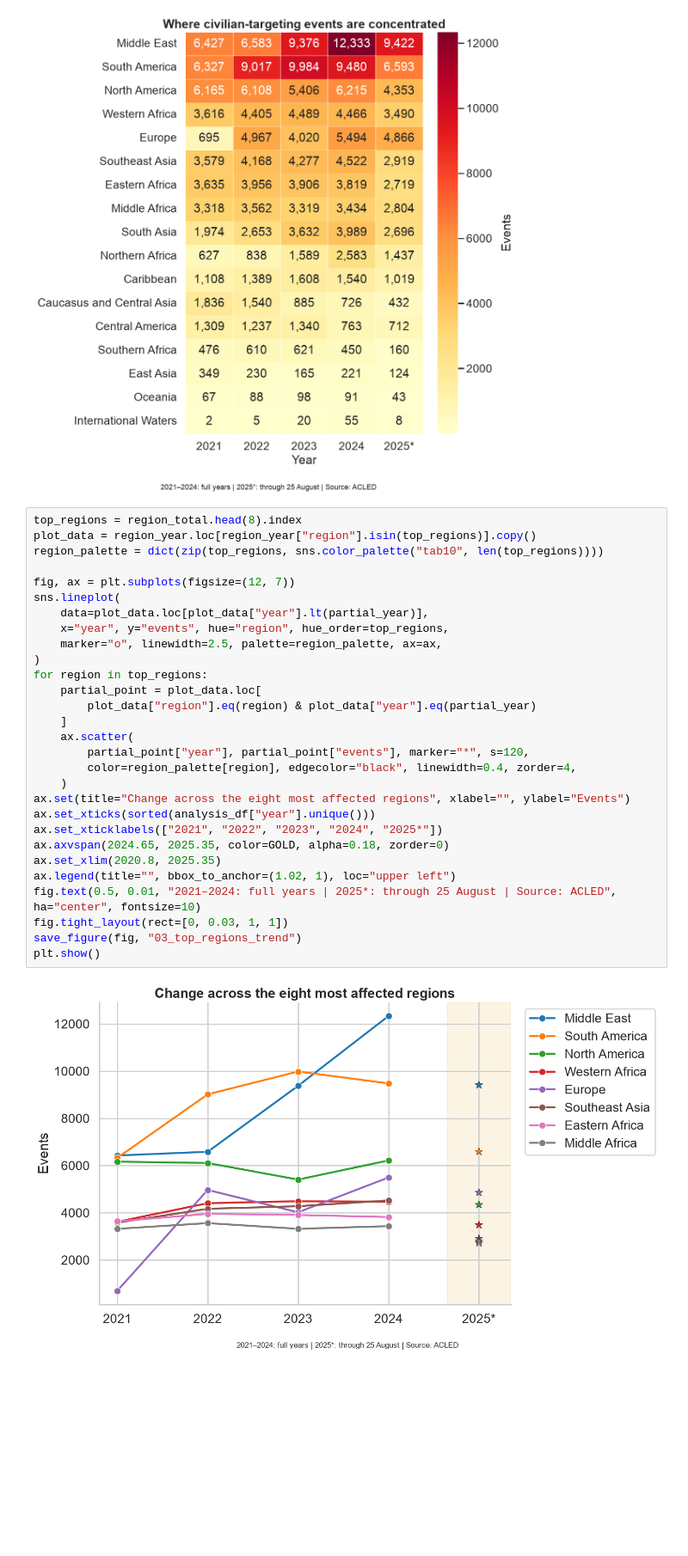
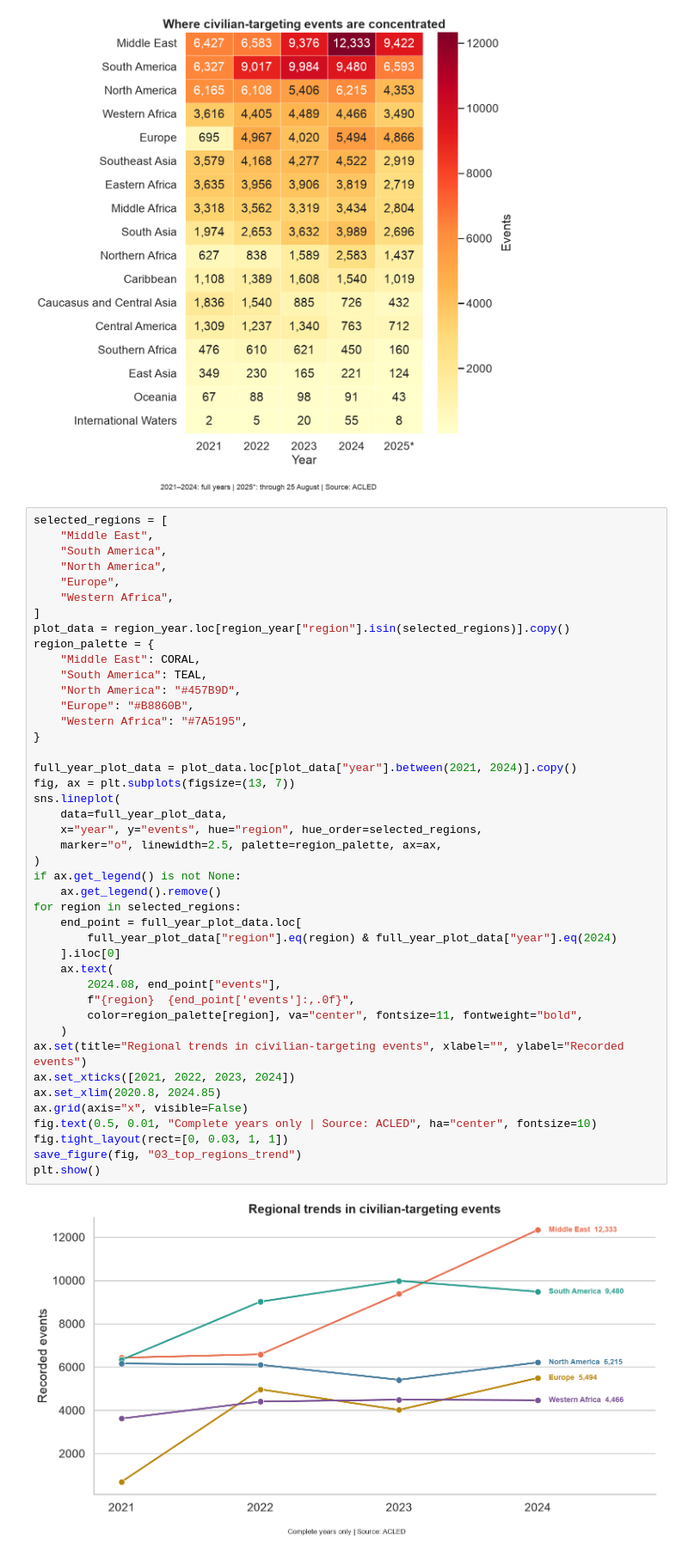
Before and after one commit to nikswh/datavisualization-project, a Jupyter notebook: 02_acled_eda.ipynb, the cells around one changed output. Shown at 86% size. Drawn from its saved outputs; the diff is of its cells as text; blank space fills up the shorter version.

```diff
--- a/02_acled_eda.ipynb
+++ b/02_acled_eda.ipynb
@@ -278,33 +278,47 @@ plt.show()
 # %% [output]
 [figure]
 # %%
-top_regions = region_total.head(8).index
-plot_data = region_year.loc[region_year["region"].isin(top_regions)].copy()
-region_palette = dict(zip(top_regions, sns.color_palette("tab10", len(top_regions))))
+selected_regions = [
+    "Middle East",
+    "South America",
+    "North America",
+    "Europe",
+    "Western Africa",
+]
+plot_data = region_year.loc[region_year["region"].isin(selected_regions)].copy()
+region_palette = {
+    "Middle East": CORAL,
+    "South America": TEAL,
+    "North America": "#457B9D",
+    "Europe": "#B8860B",
+    "Western Africa": "#7A5195",
+}
 
-fig, ax = plt.subplots(figsize=(12, 7))
+full_year_plot_data = plot_data.loc[plot_data["year"].between(2021, 2024)].copy()
+fig, ax = plt.subplots(figsize=(13, 7))
 sns.lineplot(
-    data=plot_data.loc[plot_data["year"].lt(partial_year)],
-    x="year", y="events", hue="region", hue_order=top_regions,
+    data=full_year_plot_data,
+    x="year", y="events", hue="region", hue_order=selected_regions,
     marker="o", linewidth=2.5, palette=region_palette, ax=ax,
 )
-for region in top_regions:
-    partial_point = plot_data.loc[
-        plot_data["region"].eq(region) & plot_data["year"].eq(partial_year)
-    ]
-    ax.scatter(
-        partial_point["year"], partial_point["events"], marker="*", s=120,
-        color=region_palette[region], edgecolor="black", linewidth=0.4, zorder=4,
+if ax.get_legend() is not None:
+    ax.get_legend().remove()
+for region in selected_regions:
+    end_point = full_year_plot_data.loc[
+        full_year_plot_data["region"].eq(region) & full_year_plot_data["year"].eq(2024)
+    ].iloc[0]
+    ax.text(
+        2024.08, end_point["events"],
+        f"{region}  {end_point['events']:,.0f}",
+        color=region_palette[region], va="center", fontsize=11, fontweight="bold",
     )
-ax.set(title="Change across the eight most affected regions", xlabel="", ylabel="Events")
-ax.set_xticks(sorted(analysis_df["year"].unique()))
-ax.set_xticklabels(["2021", "2022", "2023", "2024", "2025*"])
-ax.axvspan(2024.65, 2025.35, color=GOLD, alpha=0.18, zorder=0)
-ax.set_xlim(2020.8, 2025.35)
-ax.legend(title="", bbox_to_anchor=(1.02, 1), loc="upper left")
-fig.text(0.5, 0.01, "2021–2024: full years | 2025*: through 25 August | Source: ACLED", ha="center", fontsize=10)
+ax.set(title="Regional trends in civilian-targeting events", xlabel="", ylabel="Recorded events")
+ax.set_xticks([2021, 2022, 2023, 2024])
+ax.set_xlim(2020.8, 2024.85)
+ax.grid(axis="x", visible=False)
+fig.text(0.5, 0.01, "Complete years only | Source: ACLED", ha="center", fontsize=10)
 fig.tight_layout(rect=[0, 0.03, 1, 1])
 save_figure(fig, "03_top_regions_trend")
 plt.show()
 # %% [output]
-[figure, old version]
+[figure, new version]
```
Also changed, not shown: parts of 12 cells of this notebook, 3 other files.
